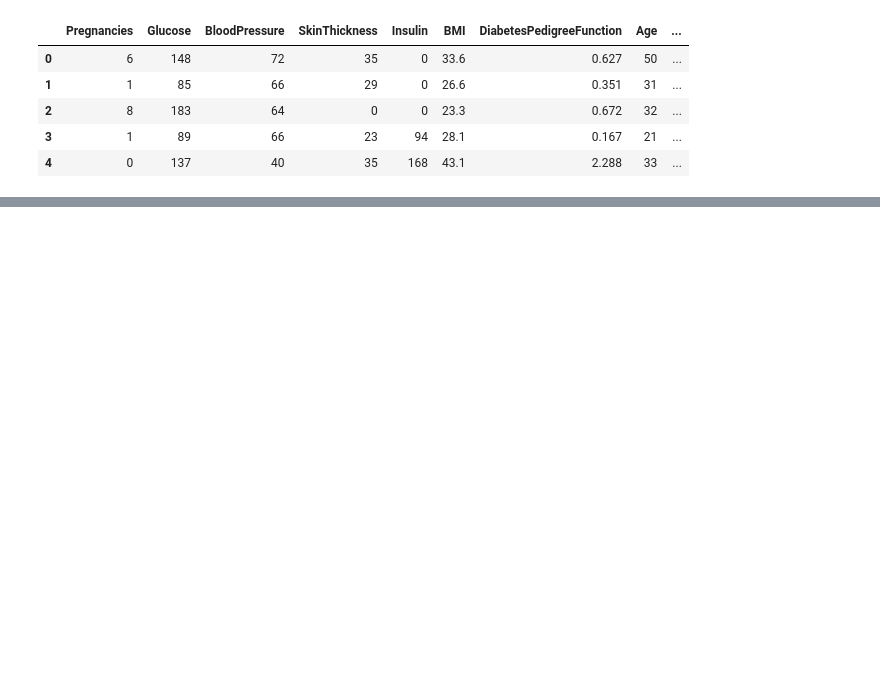
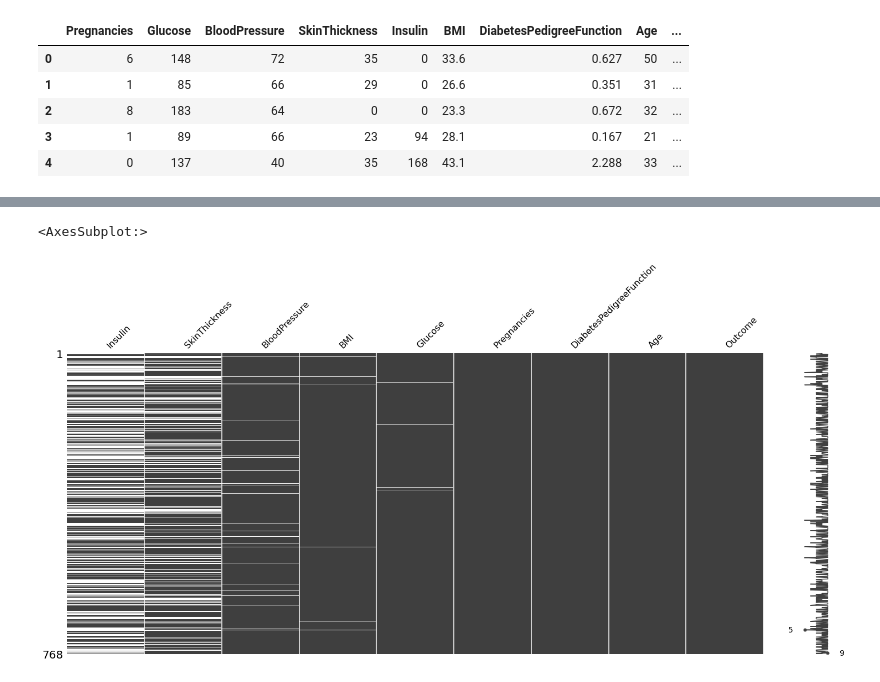
Before and after one commit to lfvvillanueva/PY_Valores-Faltantes, a Jupyter notebook: playground.ipynb, the cells around one changed output, grey strips where cells are left out. Saved outputs shown, nothing was run; the diff lists cells and outputs as text; code cells hidden in the pictures; blank space fills up the shorter version.

```diff
--- a/playground.ipynb
+++ b/playground.ipynb
@@ -27,0 +67,9 @@ df.head()
+# %%
+(
+    df
+    .missing.sort_variables_by_missingness()
+    .pipe(missingno.matrix) # muestra los datos en una matriz de sombra
+)
+# %% [output]
+<AxesSubplot:>
+[figure, added]
```
Also changed, not shown: parts of 9 cells of this notebook, 3 other files.
